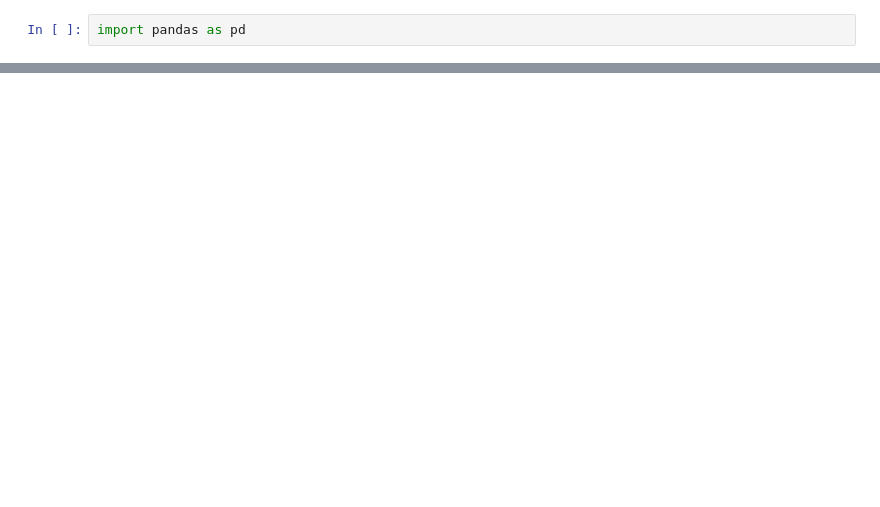
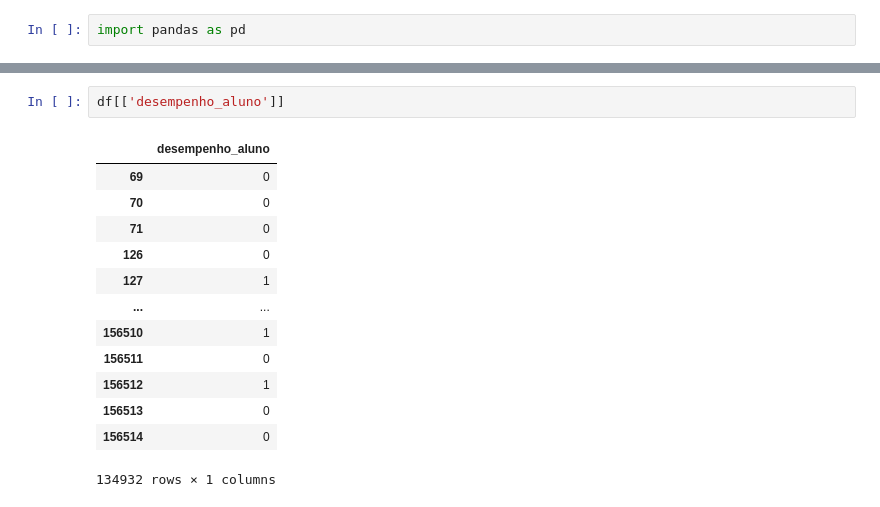
Before and after one commit to JamboTechUFPB/SAEB_Classificador, a Jupyter notebook: screening-filter.ipynb, the cells around one changed output, grey strips where cells are left out. Cells and saved outputs as stored; diff of their text form; blank space fills up the shorter version.

```diff
--- a/screening-filter.ipynb
+++ b/screening-filter.ipynb
@@ -55,3 +94,19 @@ df[['possui_escrivaninha', 'possui_eletrecidade']]
+# %%
+df[['desempenho_aluno']]
+# %% [output]
+|  | desempenho_aluno |
+| 69 | 0 |
+| 70 | 0 |
+| 71 | 0 |
+| 126 | 0 |
+| 127 | 1 |
+| ... | ... |
+| 156510 | 1 |
+| 156511 | 0 |
+| 156512 | 1 |
+| 156513 | 0 |
+| 156514 | 0 |
+134932 rows × 1 columns
 # %%
 from sklearn.model_selection import train_test_split
 from sklearn.preprocessing import OneHotEncoder
```
Also changed, not shown: parts of 11 cells of this notebook, 10 other files.
